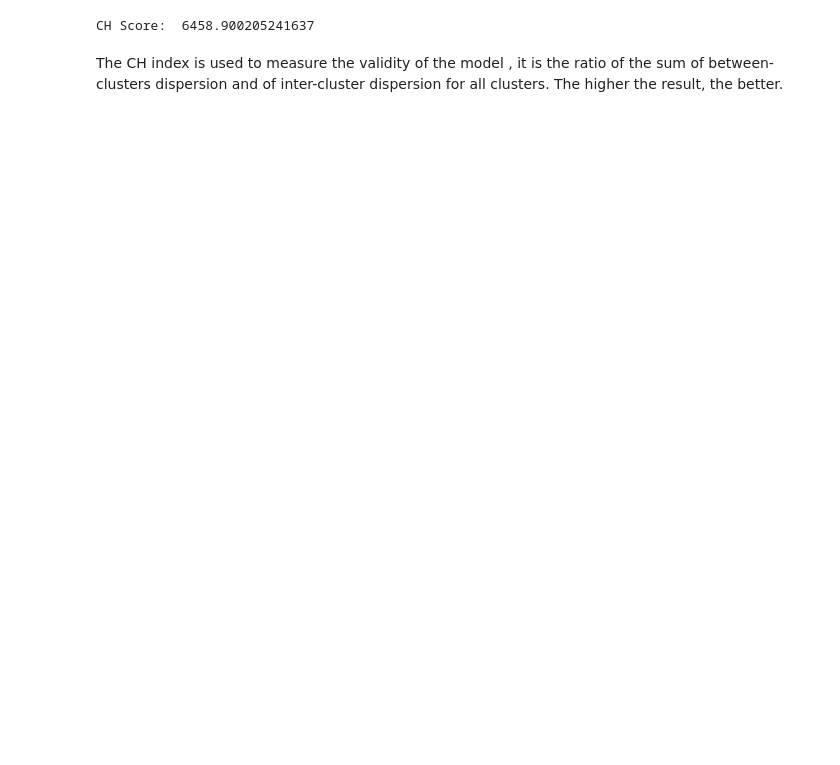
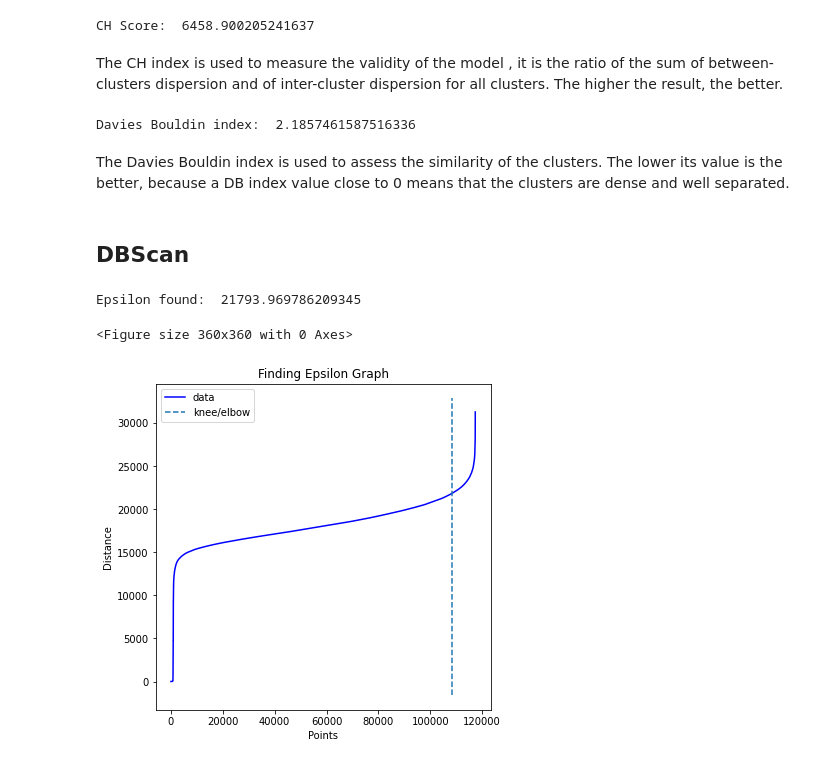
Before and after one commit to lynda-trad/Orders-Customer-Segmentation, a Jupyter notebook: Customer-Segmentation.ipynb, the cells around one changed output. Cells and saved outputs as stored; diff of their text form; code cells hidden in the pictures; blank space fills up the shorter version.

Commit message:
dbscan wip

```diff
--- a/Customer-Segmentation.ipynb
+++ b/Customer-Segmentation.ipynb
@@ -286,3 +283,33 @@ print("CH Score: ", calinski_harabasz_score(X, kmeans.labels_))
 CH Score:  6458.900205241637
 # %% [markdown]
 The CH index is used to measure the validity of the model , it is the ratio of the sum of between-clusters dispersion and of inter-cluster dispersion for all clusters. The higher the result, the better.
+# %%
+print("Davies Bouldin index: ", davies_bouldin_score(X, kmeans.labels_))
+# %% [output]
+Davies Bouldin index:  2.1857461587516336
+# %% [markdown]
+The Davies Bouldin index is used to assess the similarity of the clusters. The lower its value is the better, because a DB index value close to 0 means that the clusters are dense and well separated.
+# %% [markdown]
+## DBScan
+# %%
+nearest_neighbors = NearestNeighbors(n_neighbors=11)
+neighbors = nearest_neighbors.fit(data)
+
+distances, indices = neighbors.kneighbors(data)
+distances = np.sort(distances[:,10], axis=0)
+
+i = np.arange(len(distances))
+knee = KneeLocator(i, distances, S=1, curve='convex', direction='increasing', interp_method='polynomial')
+
+fig = plt.figure(figsize=(5, 5))
+knee.plot_knee()
+plt.xlabel("Points")
+plt.ylabel("Distance")
+plt.title("Finding Epsilon Graph")
+fig.show()
+eps = distances[knee.knee]
+print("Epsilon found: ", eps)
+# %% [output]
+Epsilon found:  21793.969786209345
+<Figure size 360x360 with 0 Axes>
+[figure, added]
```
Also changed, not shown: parts of 7 cells of this notebook, 1 other file.
